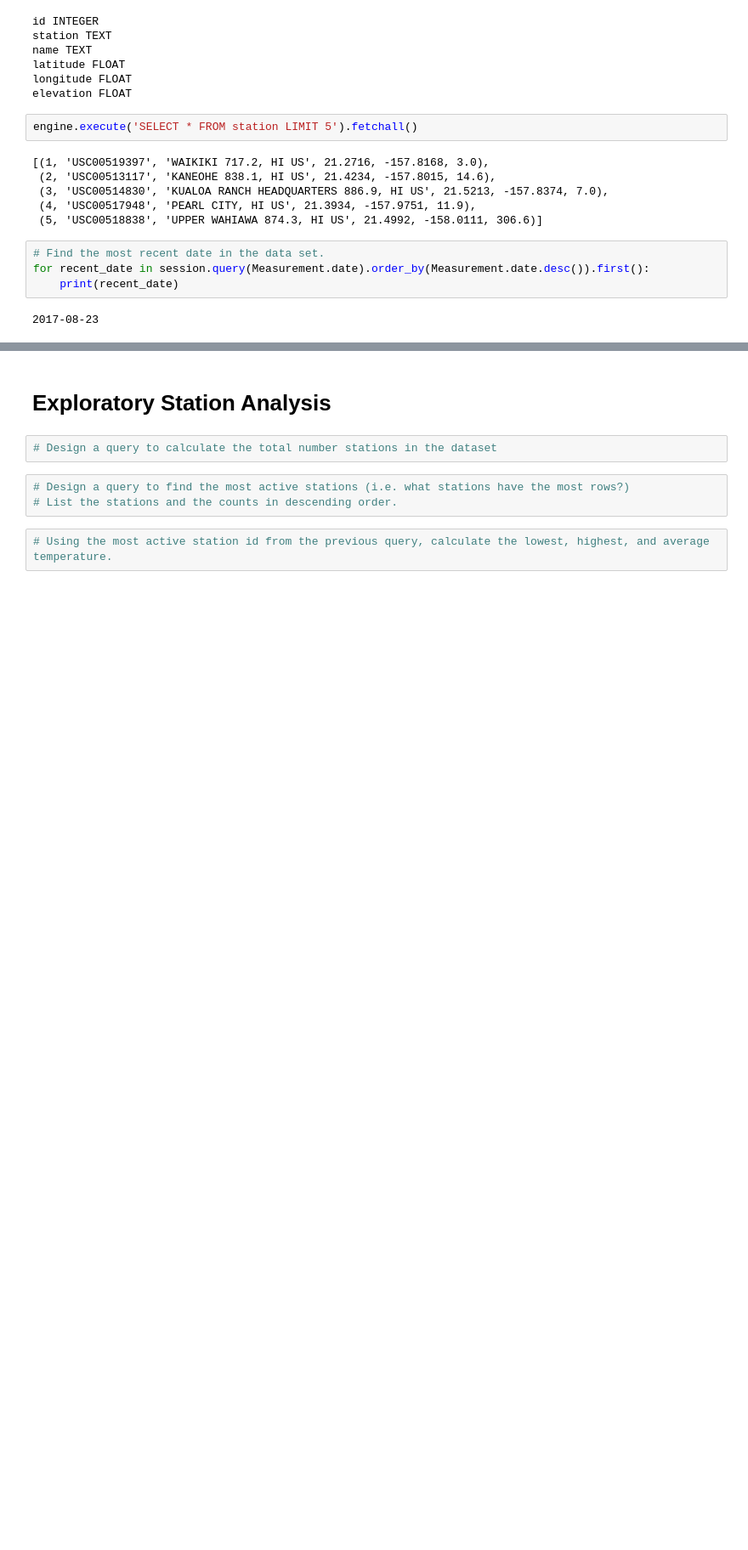
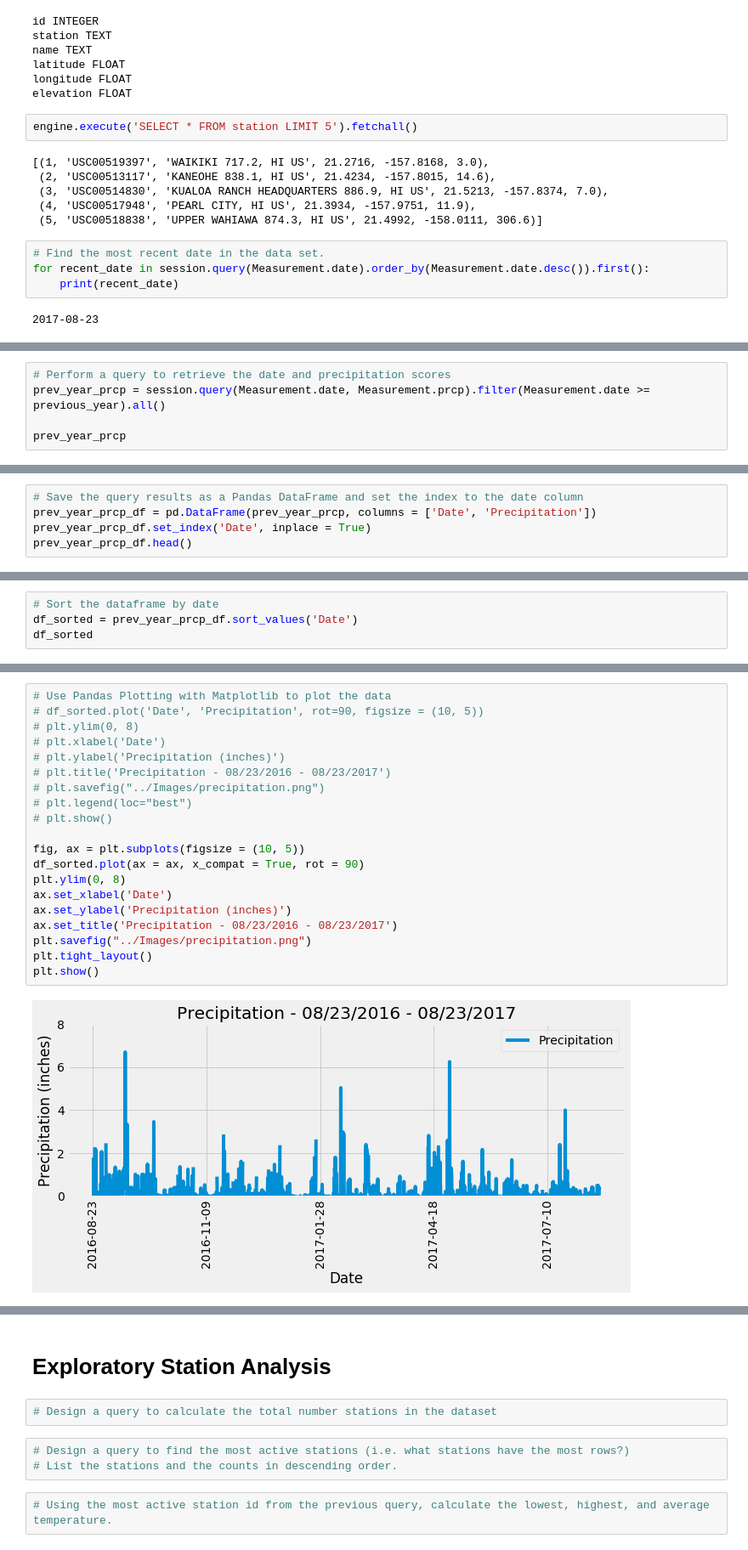
Before and after one commit to vandrade88/sqlalchemy-challenge, a Jupyter notebook: Analysis/climate_starter.ipynb, the cells around one changed output, grey strips where cells are left out. Shown: that part at 85% size. Drawn from its saved outputs; the diff is of its cells as text; blank space fills up the shorter version.

```diff
--- a/Analysis/climate_starter.ipynb
+++ b/Analysis/climate_starter.ipynb
@@ -124,0 +97,5 @@ One Year from Last Date: 2016-08-23
+# %%
+# Perform a query to retrieve the date and precipitation scores
+prev_year_prcp = session.query(Measurement.date, Measurement.prcp).filter(Measurement.date >= previous_year).all()
+
+prev_year_prcp
@@ -124,0 +120,5 @@ One Year from Last Date: 2016-08-23
+# %%
+# Save the query results as a Pandas DataFrame and set the index to the date column
+prev_year_prcp_df = pd.DataFrame(prev_year_prcp, columns = ['Date', 'Precipitation'])
+prev_year_prcp_df.set_index('Date', inplace = True)
+prev_year_prcp_df.head()
@@ -124,0 +133,4 @@ One Year from Last Date: 2016-08-23
+# %%
+# Sort the dataframe by date
+df_sorted = prev_year_prcp_df.sort_values('Date')
+df_sorted
@@ -125 +152,23 @@ One Year from Last Date: 2016-08-23
+# %%
+# Use Pandas Plotting with Matplotlib to plot the data
+# df_sorted.plot('Date', 'Precipitation', rot=90, figsize = (10, 5))
+# plt.ylim(0, 8)
+# plt.xlabel('Date')
+# plt.ylabel('Precipitation (inches)')
+# plt.title('Precipitation - 08/23/2016 - 08/23/2017')
+# plt.savefig("../Images/precipitation.png")
+# plt.legend(loc="best")
+# plt.show()
+
+fig, ax = plt.subplots(figsize = (10, 5))
+df_sorted.plot(ax = ax, x_compat = True, rot = 90)
+plt.ylim(0, 8)
+ax.set_xlabel('Date')
+ax.set_ylabel('Precipitation (inches)')
+ax.set_title('Precipitation - 08/23/2016 - 08/23/2017')
+plt.savefig("../Images/precipitation.png")
+plt.tight_layout()
+plt.show()
+# %% [output]
+[figure, added]
 # %%
```
Also changed, not shown: parts of 5 cells of this notebook, 1 other file.
